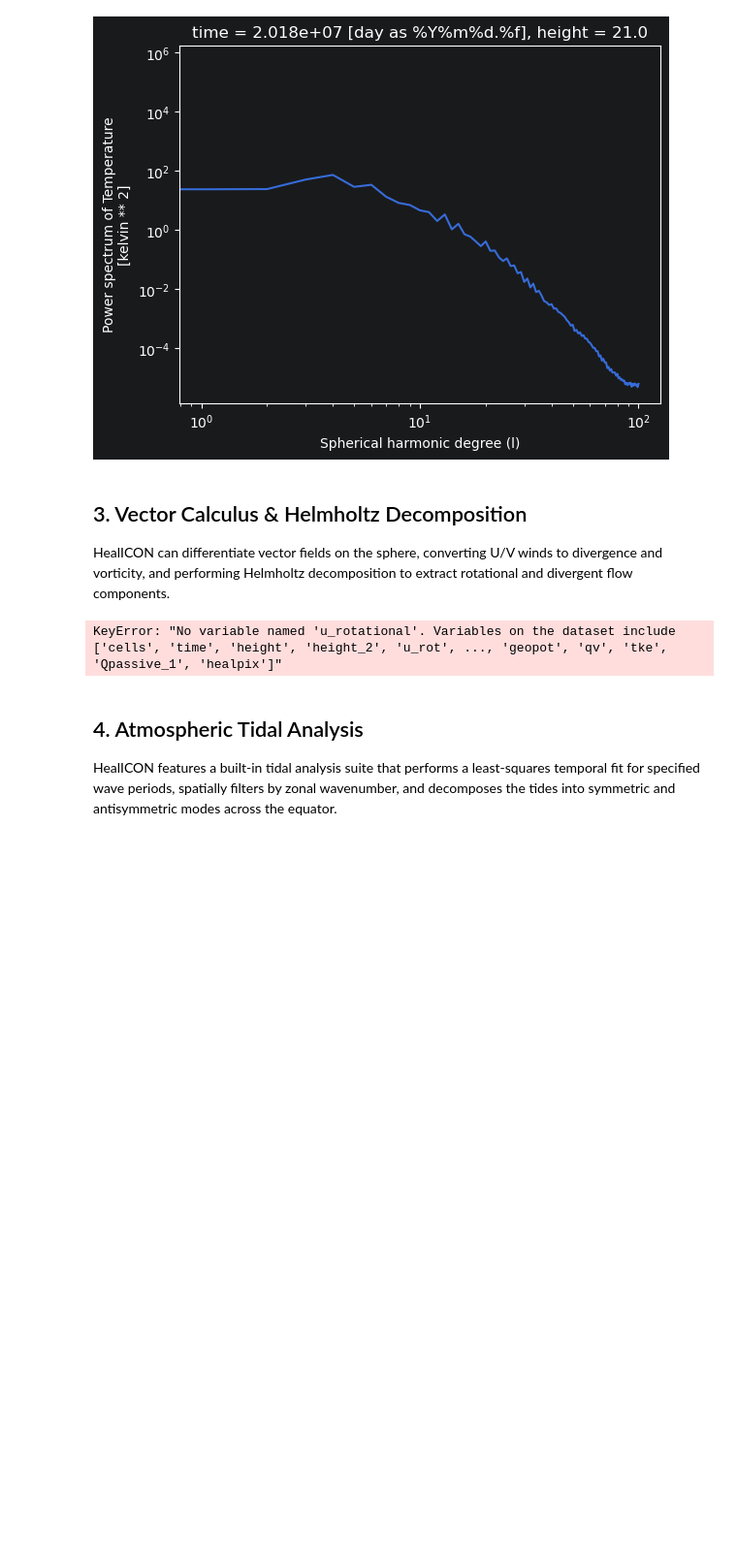
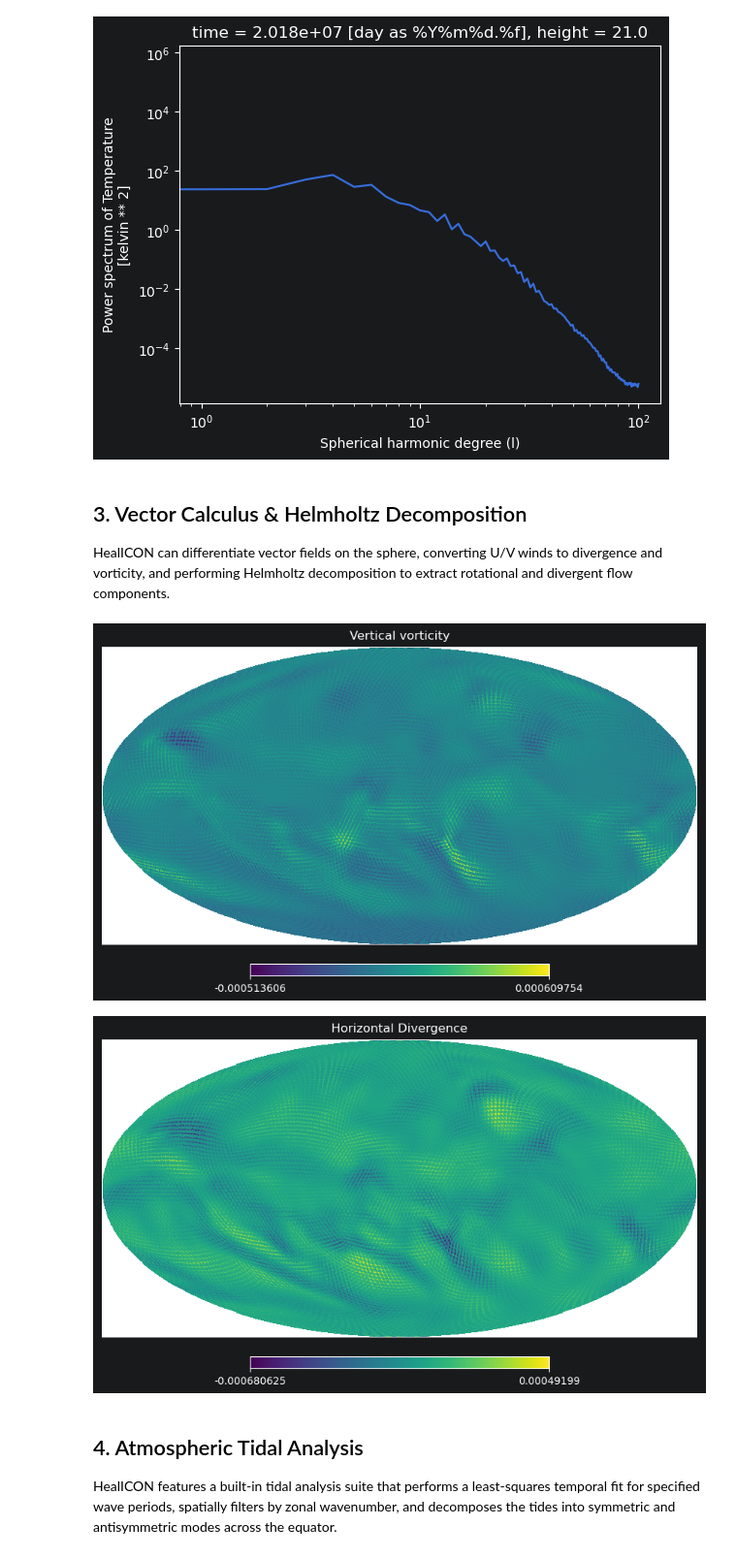
Before and after one commit to deterministic-nonperiodic/HealICON, a Jupyter notebook: examples/HealICON_Tutorial.ipynb, the cells around one changed output. Shown at 97% size. Drawn from its saved outputs; the diff is of its cells as text; code cells hidden in the pictures; blank space fills up the shorter version.

```diff
--- a/examples/HealICON_Tutorial.ipynb
+++ b/examples/HealICON_Tutorial.ipynb
@@ -72,17 +72,22 @@ HealICON can differentiate vector fields on the sphere, converting U/V winds to
 # %%
 from healicon.analysis import compute_vorticity_divergence, compute_helmholtz
 
 # Given a dataset with 'u' and 'v' wind components
 ds_kinematics = compute_vorticity_divergence(ds_hp, u_var='u', v_var='v')
 vorticity = ds_kinematics['vorticity']
 divergence = ds_kinematics['divergence']
 
 # Perform Helmholtz decomposition
 ds_helmholtz = compute_helmholtz(ds_hp, u_var='u', v_var='v')
-u_rot, v_rot = ds_helmholtz['u_rotational'], ds_helmholtz['v_rotational']
-u_div, v_div = ds_helmholtz['u_divergent'], ds_helmholtz['v_divergent']
+u_rot, v_rot = ds_helmholtz['u_rot'], ds_helmholtz['v_rot']
+u_div, v_div = ds_helmholtz['u_div'], ds_helmholtz['v_div']
+
+hp.mollview(vorticity.values, title="Vertical vorticity", nest=False)
+hp.mollview(divergence.values, title="Horizontal Divergence", nest=False)
+plt.show()
 # %% [output]
-KeyError: "No variable named 'u_rotational'. Variables on the dataset include ['cells', 'time', 'height', 'height_2', 'u_rot', ..., 'geopot', 'qv', 'tke', 'Qpassive_1', 'healpix']"
+[figure, added]
+[figure, added]
 # %% [markdown]
 ## 4. Atmospheric Tidal Analysis
 
```
Also changed, not shown: parts of 4 cells of this notebook, 20 other files.
